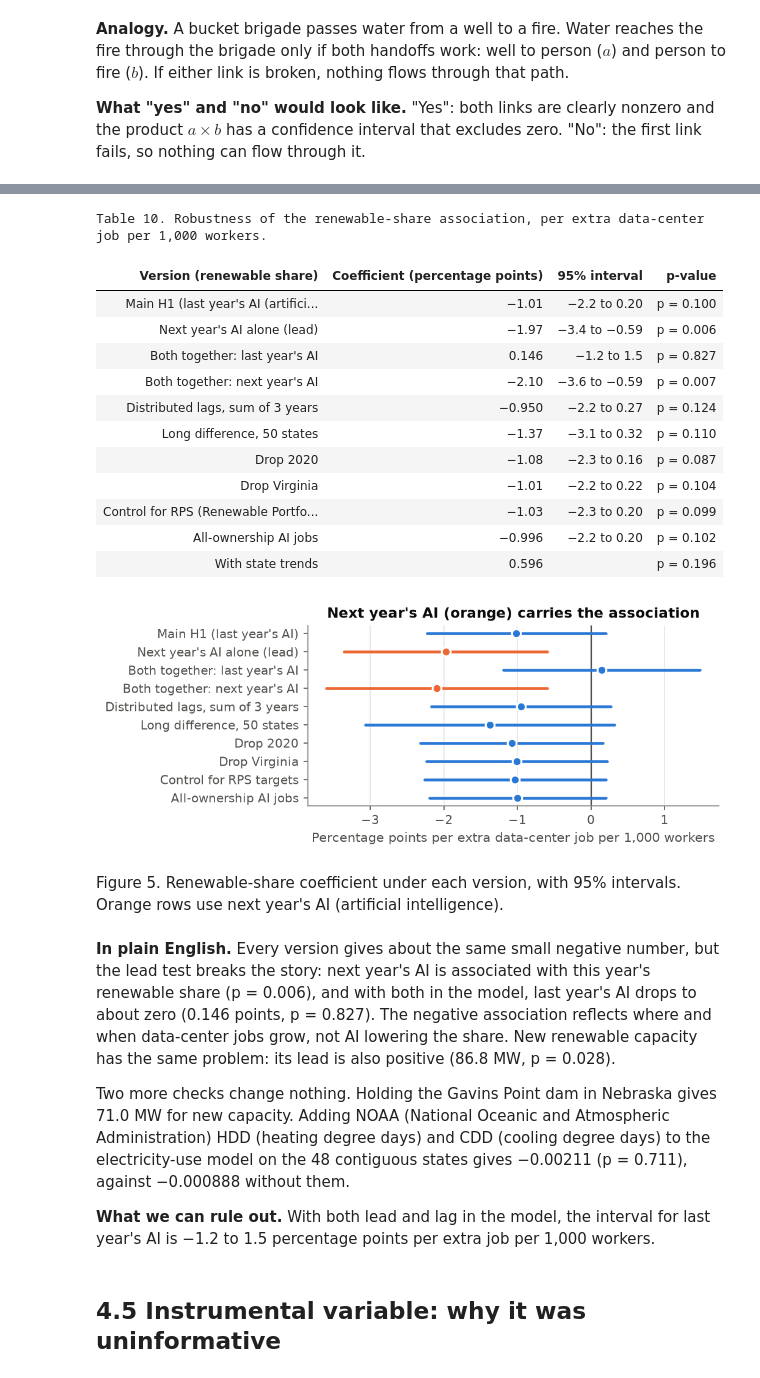
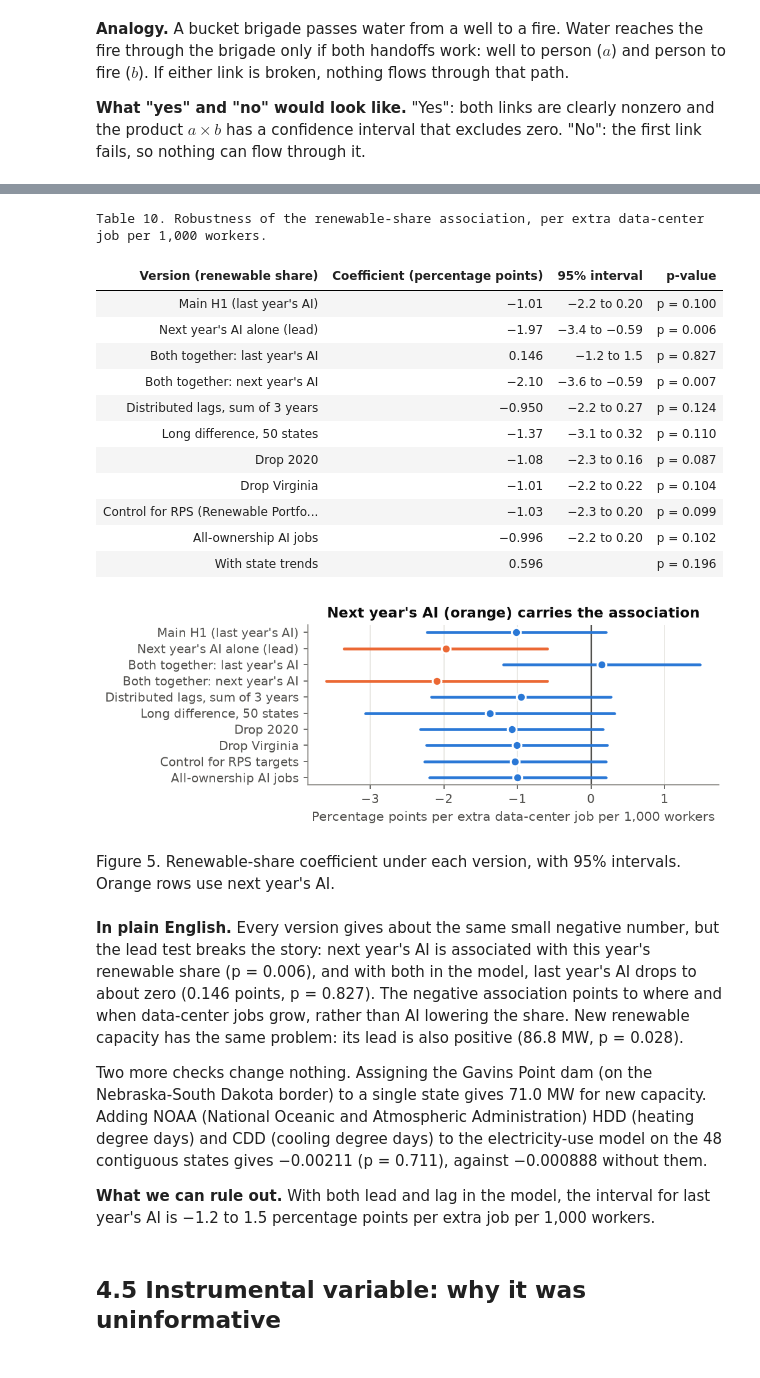
Before and after one commit to SHLEW06/econ499r-ai-renewables, a Jupyter notebook: notebooks/ECON499R_explained.ipynb, the cells around one changed output, grey strips where cells are left out. Drawn from its saved outputs; the diff is of its cells as text; code cells hidden in the pictures.

```diff
--- a/notebooks/ECON499R_explained.ipynb
+++ b/notebooks/ECON499R_explained.ipynb
@@ -6,7 +6,7 @@ if os.path.basename(os.getcwd()) == "notebooks":
 sys.path.insert(0, "code/python")
 from explained_helpers import *
 L = Tracer("ECON499R_explained.ipynb", "results/2026-11-09/explained")
-v, p, n, s, md, T, raw = L.v, L.p, L.n, L.s, L.md, L.table, L.raw
+v, p, n, s, md, T, raw, v2 = L.v, L.p, L.n, L.s, L.md, L.table, L.raw, L.v2
 
 # result files
 H1C = "results/2026-11-02/h1/h1_core.csv";  H1X = "results/2026-11-02/h1/h1_extras.csv"
@@ -34,6 +34,10 @@ GIM = "results/2026-11-07/extend/s2_georgia_implied.csv"; GFF = "data/georgia_fi
 GBC = "results/2026-11-04/georgia_solar/base_cost.csv"; GPT = "results/2026-11-04/georgia_solar/projection_table.csv"
 GPL = "results/2026-11-04/georgia_solar/projection_long.csv"; NLC = "results/2026-11-04/georgia_solar/national_lcoe_series.csv"
 REG = "data/variable_registry.csv"
+GIRP = "results/2026-11-09/georgia/irp_figures.csv"; ATT = "data/georgia_large_load_attachment.csv"
+FSB = "results/2026-11-09/fang_supp/fang_supp_b.csv"; IMPL = "results/2026-11-07/extend/e1_descriptives_vs_fang_implied.csv"
+def gi(i): return s(GIRP, "value", id=i)
+def gc(i): return s(GIRP, "cite", id=i)
 
 # tags used often
 def h1(y): return f"h1_twfe_ai518210_lag1_ctrl4_w9901_cl-state_{y}_50s2015_2025"
@@ -57,7 +61,7 @@ def ci(src, scale=1.0, sig=2, lo="ci_lo", hi="ci_hi", **f):
     return f"{v(src, lo, scale=scale, sig=sig, **f)} to {v(src, hi, scale=scale, sig=sig, **f)}"
 
 display(HTML("""<style>
-.jp-RenderedHTMLCommon, .jp-RenderedMarkdown { font-size: 10pt !important; line-height: 1.38 !important; color: #0b0b0b; }
+.jp-RenderedHTMLCommon, .jp-RenderedMarkdown { font-size: 10pt !important; line-height: 1.33 !important; color: #0b0b0b; }
 .jp-RenderedHTMLCommon p, .jp-RenderedHTMLCommon li { font-size: 10pt !important; margin-bottom: 0.4em; }
 .jp-RenderedHTMLCommon h1 { font-size: 18pt !important; border-bottom: 2px solid #2a78d6; padding-bottom: 3px; margin-top: 1.0em; }
 .jp-RenderedHTMLCommon h2 { font-size: 15pt !important; margin-top: 1.1em; }
@@ -68,6 +72,7 @@ display(HTML("""<style>
 .jp-RenderedHTMLCommon table.ex td.nw { white-space: nowrap; }
 .jp-RenderedHTMLCommon table.ex th { background: #eef3fb; font-weight: 600; }
 .jp-RenderedHTMLCommon table.ex tbody tr:nth-child(odd) { background: #fafaf8; }
+.tw.keep { break-inside: avoid; page-break-inside: avoid; }
 .tnote, .figcap { font-size: 10pt !important; color: #52514e; margin: 2px 0 12px 0; }
 .jp-OutputArea-output img { max-width: 100%; height: auto; }
 .glossary { column-count: 2; column-gap: 22px; }
@@ -530,42 +539,42 @@ rob_rows = [
  ("Drop Virginia", ROB, dict(tag="rob_dropVA_ai518210_lag1_ctrl4_w9901_cl-state_renew_share_49s2015_2025noVA")),
  ("Control for RPS targets", ROB, dict(tag="rob_rps_ai518210_lag1_ctrl4_w9901_cl-state_renew_share_50s2015_2025")),
  ("All-ownership AI jobs", ROB, dict(tag="rob_allown_ai518210allown_lag1_ctrl4_w9901_cl-state_renew_share_50s2015_2025")),
 ]
 rr = [[lab, v(src, "estimate", scale=100, **f), ci(src, scale=100, **f), p(src, **f)] for lab, src, f in rob_rows]
 rr.append(["With state trends", v(STR, "estimate_twfe_trend", scale=100, block="p2h1", ai_measure="ai518210", outcome=rs), "", p(STR, "pval_twfe_trend", block="p2h1", ai_measure="ai518210", outcome=rs)])
 T(["Version (renewable share)", "Coefficient (percentage points)", "95% interval", "p-value"], rr,
   "Robustness of the renewable-share association, per extra data-center job per 1,000 workers.")
-fig, ax = plt.subplots(figsize=(7.0, 2.9))
+fig, ax = plt.subplots(figsize=(7.0, 2.67))
 labs = [r[0] for r in rob_rows]
 coefplot(ax, labs, [100 * raw(src, "estimate", **f) for _, src, f in rob_rows], [100 * raw(src, "ci_lo", **f) for _, src, f in rob_rows],
          [100 * raw(src, "ci_hi", **f) for _, src, f in rob_rows], colors=[BLUE, ORANGE, BLUE, ORANGE] + [BLUE] * 6,
          unit="Percentage points per extra data-center job per 1,000 workers")
 ax.set_title("Next year's AI (orange) carries the association")
 L.fig(fig, "Renewable-share coefficient under each version, with 95% intervals. Orange rows use next year's AI.")
-md(f"""**In plain English.** Every version gives about the same small negative number, but the lead test breaks the story: next year's AI is associated with this year's renewable share ({p(ROB, tag=lead(rs))}), and with both in the model, last year's AI drops to about zero ({v(ROB, 'estimate', scale=100, tag=jlag(rs))} points, {p(ROB, tag=jlag(rs))}). The negative association reflects where and when data-center jobs grow, not AI lowering the share. New renewable capacity has the same problem: its lead is also positive ({est(ROB, tag=lead('new_renew_mw'))} MW, {p(ROB, tag=lead('new_renew_mw'))}).
+md(f"""**In plain English.** Every version gives about the same small negative number, but the lead test breaks the story: next year's AI is associated with this year's renewable share ({p(ROB, tag=lead(rs))}), and with both in the model, last year's AI drops to about zero ({v(ROB, 'estimate', scale=100, tag=jlag(rs))} points, {p(ROB, tag=jlag(rs))}). The negative association points to where and when data-center jobs grow, rather than AI lowering the share. New renewable capacity has the same problem: its lead is also positive ({est(ROB, tag=lead('new_renew_mw'))} MW, {p(ROB, tag=lead('new_renew_mw'))}).
 
-Two more checks change nothing. Holding the Gavins Point dam in Nebraska gives {est(ROB, tag='rob_gavins-ne_ai518210_lag1_ctrl4_w9901_cl-state_new_renew_mw_50s2015_2025')} MW for new capacity. Adding NOAA HDD and CDD to the electricity-use model on the 48 contiguous states gives {est(WX, tag='rob_weather-hddcdd_ai518210_lag1_ctrl4_w9901_cl-state_ln_ec_48s2015_2025_ai_dc_per1000_lag1')} ({p(WX, tag='rob_weather-hddcdd_ai518210_lag1_ctrl4_w9901_cl-state_ln_ec_48s2015_2025_ai_dc_per1000_lag1')}), against {est(WX, tag='rob_weather-base48_ai518210_lag1_ctrl4_w9901_cl-state_ln_ec_48s2015_2025_ai_dc_per1000_lag1')} without them.
+Two more checks change nothing. Assigning the Gavins Point dam (on the Nebraska-South Dakota border) to a single state gives {est(ROB, tag='rob_gavins-ne_ai518210_lag1_ctrl4_w9901_cl-state_new_renew_mw_50s2015_2025')} MW for new capacity. Adding NOAA HDD and CDD to the electricity-use model on the 48 contiguous states gives {est(WX, tag='rob_weather-hddcdd_ai518210_lag1_ctrl4_w9901_cl-state_ln_ec_48s2015_2025_ai_dc_per1000_lag1')} ({p(WX, tag='rob_weather-hddcdd_ai518210_lag1_ctrl4_w9901_cl-state_ln_ec_48s2015_2025_ai_dc_per1000_lag1')}), against {est(WX, tag='rob_weather-base48_ai518210_lag1_ctrl4_w9901_cl-state_ln_ec_48s2015_2025_ai_dc_per1000_lag1')} without them.
 
 **What we can rule out.** With both lead and lag in the model, the interval for last year's AI is {ci(ROB, scale=100, tag=jlag(rs))} percentage points per extra job per 1,000 workers.""")
 # %% [output]
 Table 10. Robustness of the renewable-share association, per extra data-center job per 1,000 workers.
 | Version (renewable share) | Coefficient (percentage points) | 95% interval | p-value |
-| Main H1 (last year's AI (artifici... | −1.01 | −2.2 to 0.20 | p = 0.100 |
+| Main H1 (last year's AI) | −1.01 | −2.2 to 0.20 | p = 0.100 |
 | Next year's AI alone (lead) | −1.97 | −3.4 to −0.59 | p = 0.006 |
 | Both together: last year's AI | 0.146 | −1.2 to 1.5 | p = 0.827 |
 | Both together: next year's AI | −2.10 | −3.6 to −0.59 | p = 0.007 |
 | Distributed lags, sum of 3 years | −0.950 | −2.2 to 0.27 | p = 0.124 |
 | Long difference, 50 states | −1.37 | −3.1 to 0.32 | p = 0.110 |
 | Drop 2020 | −1.08 | −2.3 to 0.16 | p = 0.087 |
 | Drop Virginia | −1.01 | −2.2 to 0.22 | p = 0.104 |
 | Control for RPS (Renewable Portfo... | −1.03 | −2.3 to 0.20 | p = 0.099 |
 | All-ownership AI jobs | −0.996 | −2.2 to 0.20 | p = 0.102 |
 | With state trends | 0.596 |  | p = 0.196 |
-[figure, old version]
+[figure, new version]
-Figure 5. Renewable-share coefficient under each version, with 95% intervals. Orange rows use next year's AI (artificial intelligence).
+Figure 5. Renewable-share coefficient under each version, with 95% intervals. Orange rows use next year's AI.
-**In plain English.** Every version gives about the same small negative number, but the lead test breaks the story: next year's AI is associated with this year's renewable share (p = 0.006), and with both in the model, last year's AI drops to about zero (0.146 points, p = 0.827). The negative association reflects where and when data-center jobs grow, not AI lowering the share. New renewable capacity has the same problem: its lead is also positive (86.8 MW, p = 0.028).
+**In plain English.** Every version gives about the same small negative number, but the lead test breaks the story: next year's AI is associated with this year's renewable share (p = 0.006), and with both in the model, last year's AI drops to about zero (0.146 points, p = 0.827). The negative association points to where and when data-center jobs grow, rather than AI lowering the share. New renewable capacity has the same problem: its lead is also positive (86.8 MW, p = 0.028).
 
-Two more checks change nothing. Holding the Gavins Point dam in Nebraska gives 71.0 MW for new capacity. Adding NOAA (National Oceanic and Atmospheric Administration) HDD (heating degree days) and CDD (cooling degree days) to the electricity-use model on the 48 contiguous states gives −0.00211 (p = 0.711), against −0.000888 without them.
+Two more checks change nothing. Assigning the Gavins Point dam (on the Nebraska-South Dakota border) to a single state gives 71.0 MW for new capacity. Adding NOAA (National Oceanic and Atmospheric Administration) HDD (heating degree days) and CDD (cooling degree days) to the electricity-use model on the 48 contiguous states gives −0.00211 (p = 0.711), against −0.000888 without them.
 
 **What we can rule out.** With both lead and lag in the model, the interval for last year's AI is −1.2 to 1.5 percentage points per extra job per 1,000 workers.
 # %%
```
Also changed, not shown: parts of 32 cells of this notebook, 3 other files.
